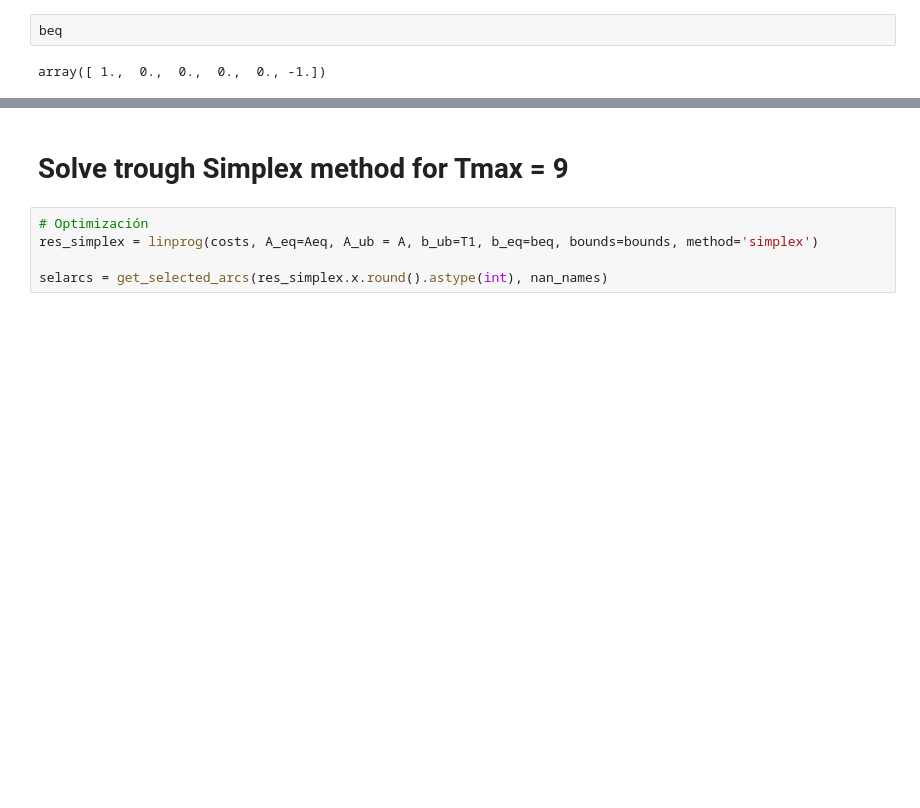
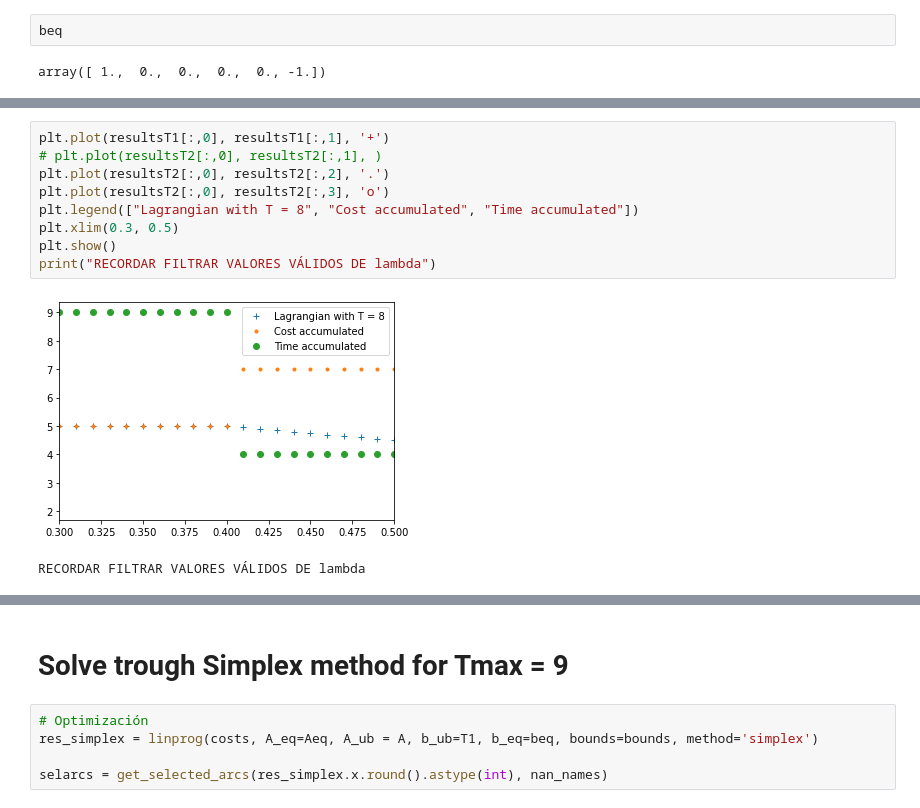
Before and after one commit to OS11-UTN/ex09-11-shortest-path-with-time-constraints-diegopdurante, a Jupyter notebook: ex09-11/U3Ex10-Shortest-path-with-time-constraints-Lagrangian-Relaxation.ipynb, the cells around one changed output, grey strips where cells are left out. Cells and saved outputs as stored; diff of their text form; blank space fills up the shorter version.

```diff
--- a/ex09-11/U3Ex10-Shortest-path-with-time-constraints-Lagrangian-Relaxation.ipynb
+++ b/ex09-11/U3Ex10-Shortest-path-with-time-constraints-Lagrangian-Relaxation.ipynb
@@ -169,0 +186,12 @@ for idx, lamb in enumerate(all_lamb):
+# %%
+plt.plot(resultsT1[:,0], resultsT1[:,1], '+')
+# plt.plot(resultsT2[:,0], resultsT2[:,1], )
+plt.plot(resultsT2[:,0], resultsT2[:,2], '.')
+plt.plot(resultsT2[:,0], resultsT2[:,3], 'o')
+plt.legend(["Lagrangian with T = 8", "Cost accumulated", "Time accumulated"])
+plt.xlim(0.3, 0.5)
+plt.show()
+print("RECORDAR FILTRAR VALORES VÁLIDOS DE lambda")
+# %% [output]
+[figure, added]
+RECORDAR FILTRAR VALORES VÁLIDOS DE lambda
```
Also changed, not shown: parts of 15 cells of this notebook.
